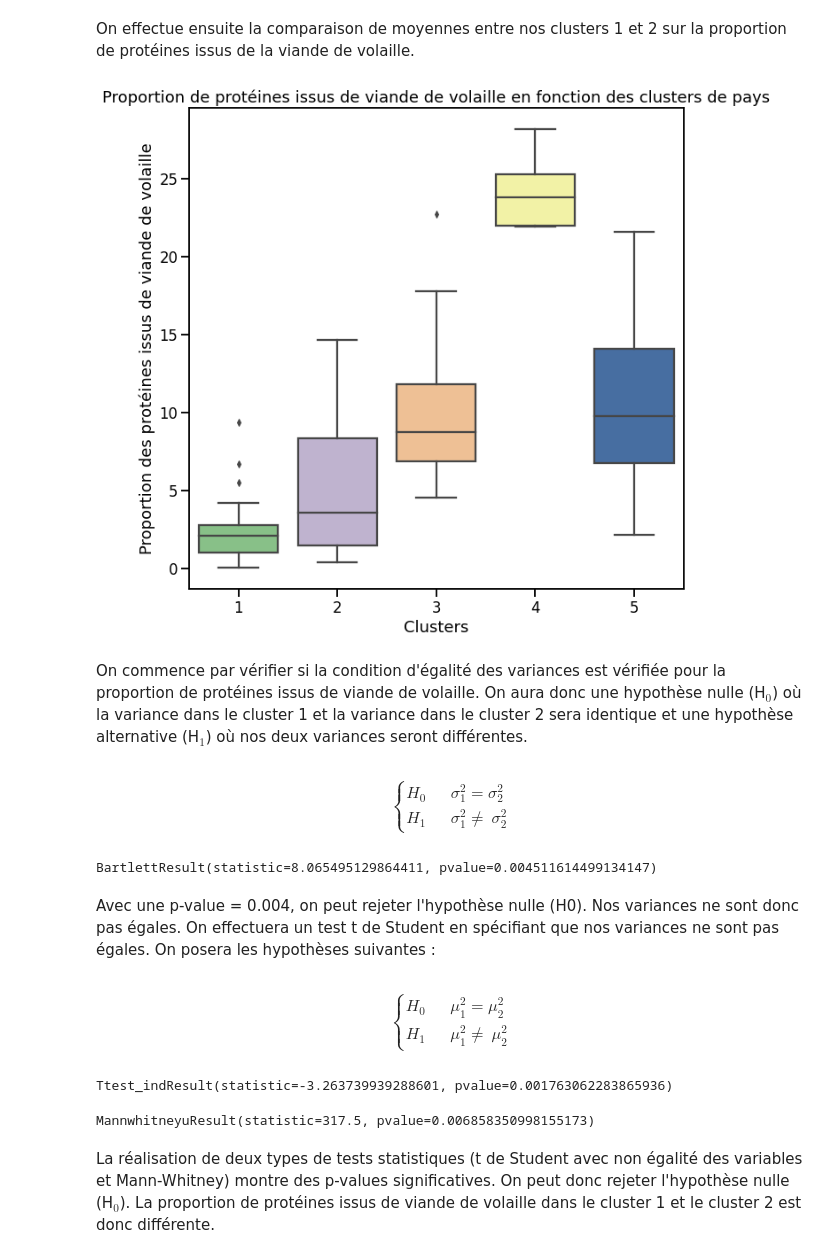
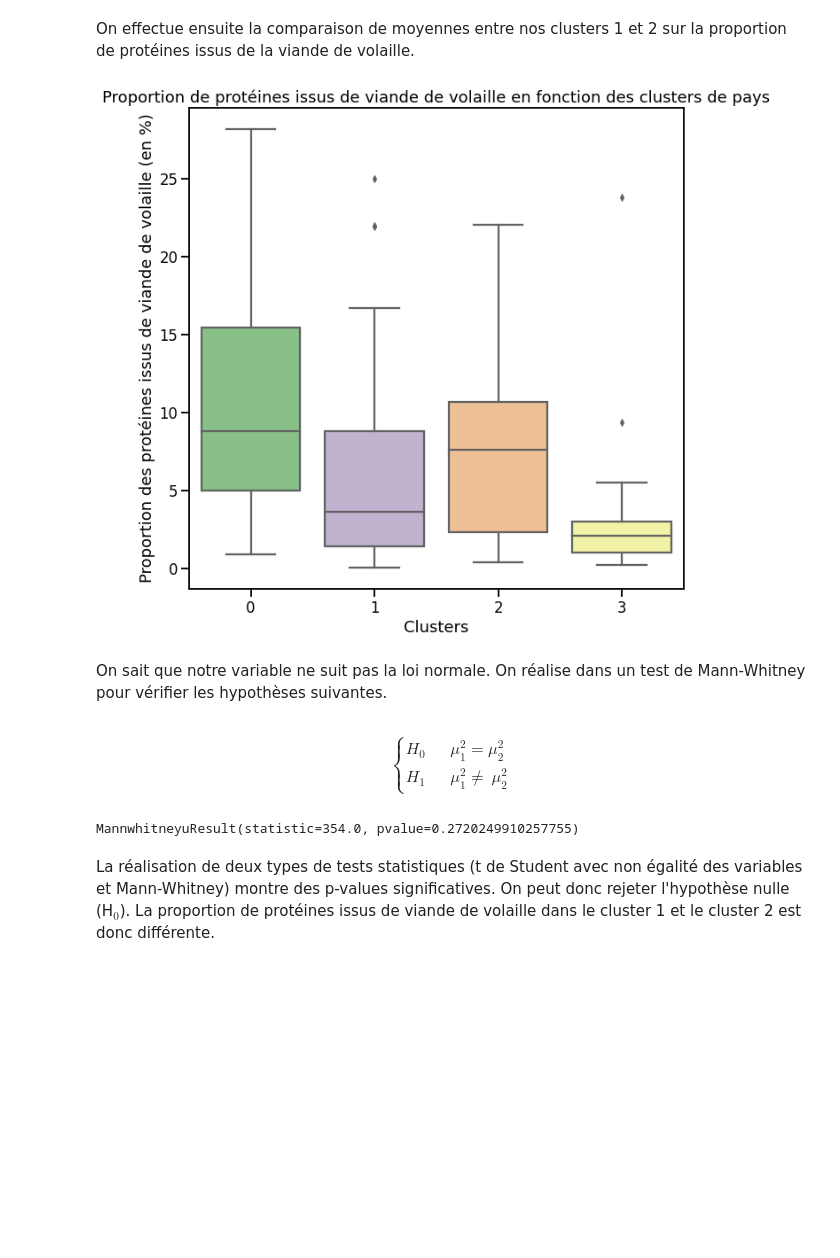
Before and after one commit to Sylvariane/etude_marche, a Jupyter notebook: P5_02_code.ipynb, the cells around one changed output. Saved outputs shown, nothing was run; the diff lists cells and outputs as text; code cells hidden in the pictures; blank space fills up the shorter version.

```diff
--- a/P5_02_code.ipynb
+++ b/P5_02_code.ipynb
@@ -867,12 +847,12 @@ animaux.head()
 | 4 | 7 | Angola | 35.0 | 10.56 | 2.22 | ... |
 # %%
 animaux = animaux.rename(columns = {'Zone' : 'pays'})
-df = pd.merge(df, animaux, on = 'pays')
-df['prot_volaille'] = round((df['Disponibilité de protéines en quantité (g/personne/jour)'] * 365) / df['dispo_prot_hab']*100,2)
-df = df[['pays','croissance_pop', 'PIB_hab', 'prot_anim_prot_tot', 'dispo_prot_hab', 'prot_volaille', 'dispo_kcal_hab']]
-df = df.set_index('pays')
-df = df.fillna(0)
-df.head()
+data = pd.merge(data, animaux, on = 'pays')
+data['prot_volaille'] = round((data['Disponibilité de protéines en quantité (g/personne/jour)'] * 365) / data['dispo_prot_hab']*100,2)
+data = data[['pays','croissance_pop', 'PIB_hab', 'prot_anim_prot_tot', 'dispo_prot_hab', 'prot_volaille', 'dispo_kcal_hab']]
+data = data.set_index('pays')
+data = data.fillna(0)
+data.head()
 # %% [output]
 |  | croissance_pop | PIB_hab | prot_anim_prot_tot | dispo_prot_hab | prot_volaille | dispo_kcal_hab |
 | pays |  |  |  |  |  |  |
@@ -997,7 +1000,10 @@ On ne sort pas de liste de pays comme précédemment mais on affiche la nouvelle
+# %%
+km = KMeans(n_clusters=4)
+km.fit(X)
+clusters = km.labels_
 # %%
-cluster = fcluster(Z, t=5, criterion='maxclust')
-data_cluster = pd.DataFrame({'pays' : df.index.tolist(),
-                             'ddg_cluster' : cluster})
-data_cluster = data_cluster.sort_values(['ddg_cluster', 'pays'])
+data_cluster = pd.DataFrame({'pays' : data.index.tolist(),
+                             'kmeans_cluster' : clusters})
+data_cluster = data_cluster.sort_values(['kmeans_cluster', 'pays'])
 data_cluster
 # %% [output]
@@ -1053,8 +1060,8 @@ display_circles(pcs, n_comp, pca, [(0,1)], labels = np.array(features))
 # %%
-df = pd.merge(df, data_cluster, on='pays')
-illustrative_var = df['ddg_cluster']
-df = df.set_index('pays')
-df.head()
+data = pd.merge(data, data_cluster, on='pays')
+illustrative_var = data['kmeans_cluster']
+data = data.set_index('pays')
+data.head()
 # %% [output]
 |  | croissance_pop | PIB_hab | prot_anim_prot_tot | dispo_prot_hab | prot_volaille | dispo_kcal_hab | ... |
 | pays |  |  |  |  |  |  | ... |
@@ -1120,45 +1118,31 @@ On effectue ensuite la comparaison de moyennes entre nos clusters 1 et 2 sur la
 # %%
 plt.figure(figsize=(10,10))
 
-_ = sns.boxplot(x='ddg_cluster', y='prot_volaille', data=df)
+_ = sns.boxplot(x='kmeans_cluster', y='prot_volaille', data=data)
 _ = plt.xlabel('Clusters')
-_ = plt.ylabel('Proportion des protéines issus de viande de volaille')
+_ = plt.ylabel('Proportion des protéines issus de viande de volaille (en %)')
 _ = plt.title('Proportion de protéines issus de viande de volaille en fonction des clusters de pays')
 
 _ = plt.savefig(f'{dir}Boxplot_prot_volaille.jpg')
 
 _ = plt.show()
 # %% [output]
-[figure, old version]
+[figure, new version]
-# %% [markdown]
-On commence par vérifier si la condition d'égalité des variances est vérifiée pour la proportion de protéines issus de viande de volaille. On aura donc une hypothèse nulle (H$_0$) où la variance dans le cluster 1 et la variance dans le cluster 2 sera identique et une hypothèse alternative (H$_1$) où nos deux variances seront différentes.
-# %% [markdown]
-  \begin{cases}
-    H_0      & \quad \sigma^2_1 = \sigma^2_2\\
-    H_1      & \quad \sigma^2_1 \neq\ \sigma^2_2
-  \end{cases}
-# %%
-clust1 = df[df["ddg_cluster"]==1]["prot_volaille"]
-clust2 = df[df["ddg_cluster"]==2]["prot_volaille"]
-st.stats.bartlett(clust1,clust2)
-# %% [output]
-BartlettResult(statistic=8.065495129864411, pvalue=0.004511614499134147)
-# %% [markdown]
-Avec une p-value = 0.004, on peut rejeter l'hypothèse nulle (H0). Nos variances ne sont donc pas égales. On effectuera un test t de Student en spécifiant que nos variances ne sont pas égales. On posera les hypothèses suivantes :
+# %% [markdown]
+On sait que notre variable ne suit pas la loi normale. On réalise dans un test de Mann-Whitney pour vérifier les hypothèses suivantes.
 # %% [markdown]
   \begin{cases}
     H_0      & \quad \mu^2_1 = \mu^2_2\\
     H_1      & \quad \mu^2_1 \neq\ \mu^2_2
   \end{cases}
-# %%
-st.stats.ttest_ind(clust1,clust2, equal_var=False)
-# %% [output]
-Ttest_indResult(statistic=-3.263739939288601, pvalue=0.001763062283865936)
 # %%
+clust1 = data[data["kmeans_cluster"]==1]["PIB_hab"]
+clust2 = data[data["kmeans_cluster"]==2]["PIB_hab"]
+
 # Réalisation d'un test de Mann-Whitney pour s'assurer de la significativité des différences
 st.stats.mannwhitneyu(clust1, clust2)
 # %% [output]
-MannwhitneyuResult(statistic=317.5, pvalue=0.006858350998155173)
+MannwhitneyuResult(statistic=354.0, pvalue=0.2720249910257755)
 # %% [markdown]
 La réalisation de deux types de tests statistiques (t de Student avec non égalité des variables et Mann-Whitney) montre des p-values significatives. On peut donc rejeter l'hypothèse nulle (H$_0$). La proportion de protéines issus de viande de volaille dans le cluster 1 et le cluster 2 est donc différente.
 # %% [markdown]
```
Also changed, not shown: parts of 90 cells of this notebook.
